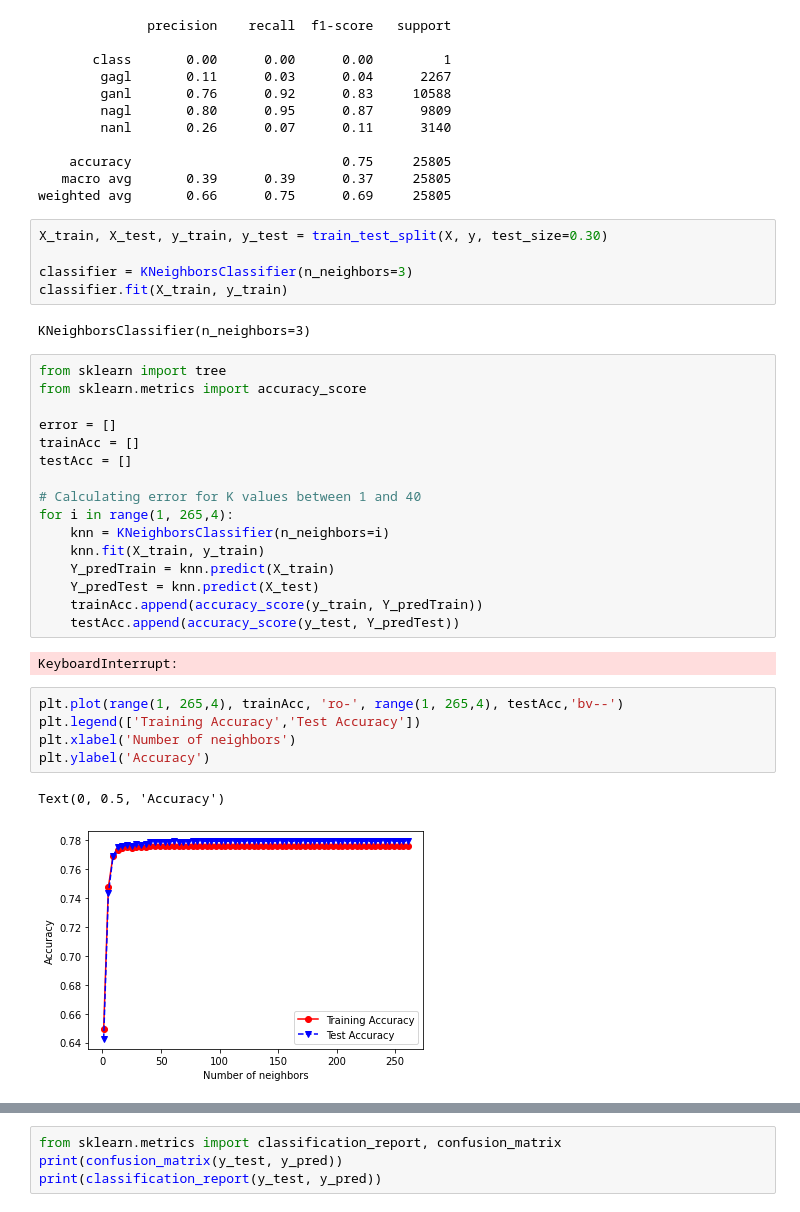
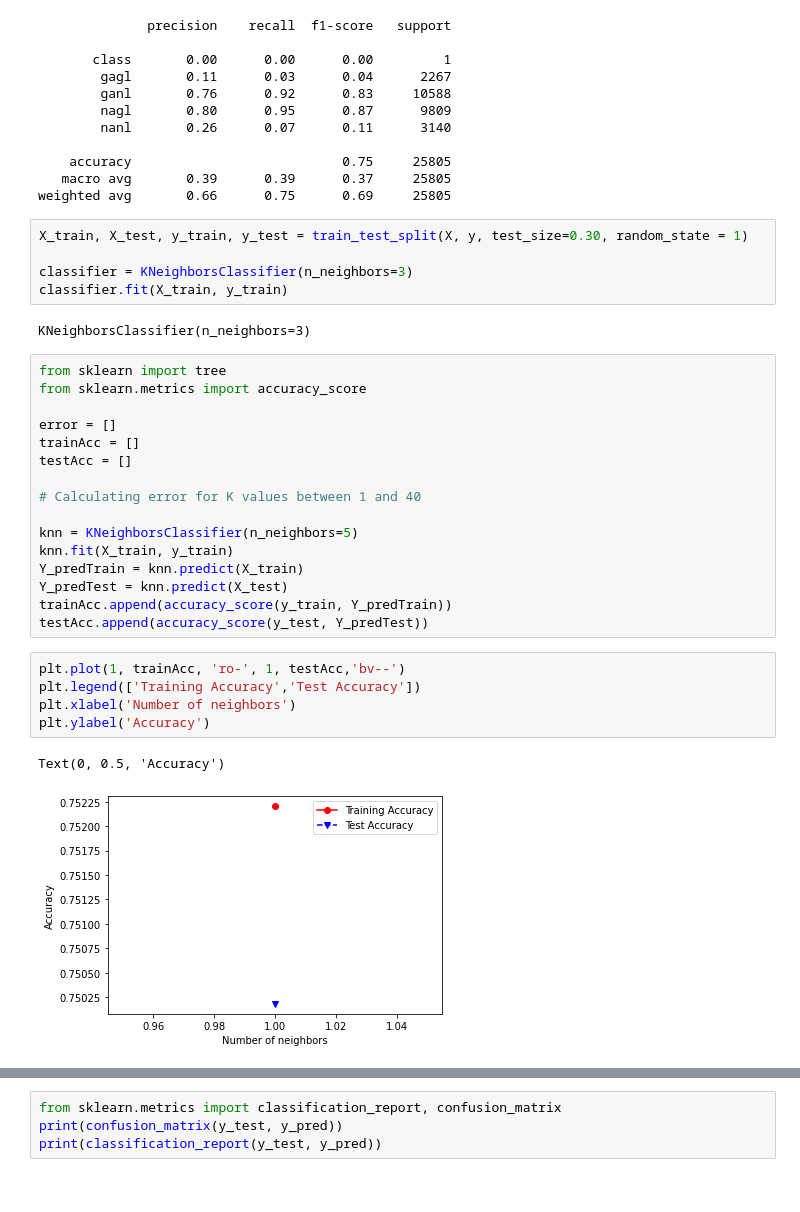
Before and after one commit to derektcw98/3004_G25_Smart_Home_Automation, a Jupyter notebook: Unused/Z_RoomBehavior.ipynb, the cells around one changed output, grey strips where cells are left out. Cells and saved outputs as stored; diff of their text form.

Commit message:
update of graphs

```diff
--- a/Unused/Z_RoomBehavior.ipynb
+++ b/Unused/Z_RoomBehavior.ipynb
@@ -85,7 +85,7 @@ print(classification_report(y_test, y_pred))
    macro avg       0.39      0.39      0.37     25805
 weighted avg       0.66      0.75      0.69     25805
 # %%
-X_train, X_test, y_train, y_test = train_test_split(X, y, test_size=0.30)
+X_train, X_test, y_train, y_test = train_test_split(X, y, test_size=0.30, random_state = 1)
 
 classifier = KNeighborsClassifier(n_neighbors=3)
 classifier.fit(X_train, y_train)
@@ -100,20 +100,18 @@ trainAcc = []
 testAcc = []
 
 # Calculating error for K values between 1 and 40
-for i in range(1, 265,4):
-    knn = KNeighborsClassifier(n_neighbors=i)
-    knn.fit(X_train, y_train)
-    Y_predTrain = knn.predict(X_train)
-    Y_predTest = knn.predict(X_test)
-    trainAcc.append(accuracy_score(y_train, Y_predTrain))
-    testAcc.append(accuracy_score(y_test, Y_predTest))
+
+knn = KNeighborsClassifier(n_neighbors=5)
+knn.fit(X_train, y_train)
+Y_predTrain = knn.predict(X_train)
+Y_predTest = knn.predict(X_test)
+trainAcc.append(accuracy_score(y_train, Y_predTrain))
+testAcc.append(accuracy_score(y_test, Y_predTest))
-# %% [output]
-KeyboardInterrupt:
 # %%
-plt.plot(range(1, 265,4), trainAcc, 'ro-', range(1, 265,4), testAcc,'bv--')
+plt.plot(1, trainAcc, 'ro-', 1, testAcc,'bv--')
 plt.legend(['Training Accuracy','Test Accuracy'])
 plt.xlabel('Number of neighbors')
 plt.ylabel('Accuracy')
 # %% [output]
 Text(0, 0.5, 'Accuracy')
-[figure, old version]
+[figure, new version]
```
Also changed, not shown: parts of 1 cell of this notebook.
